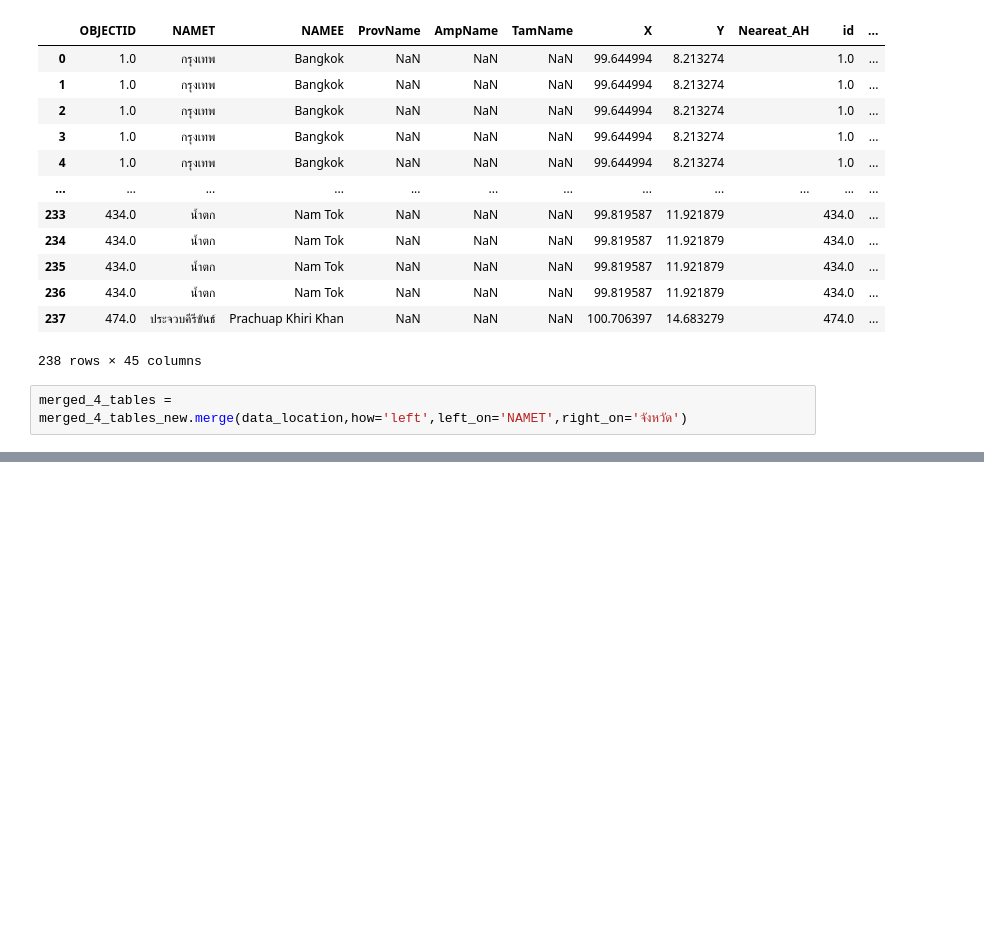
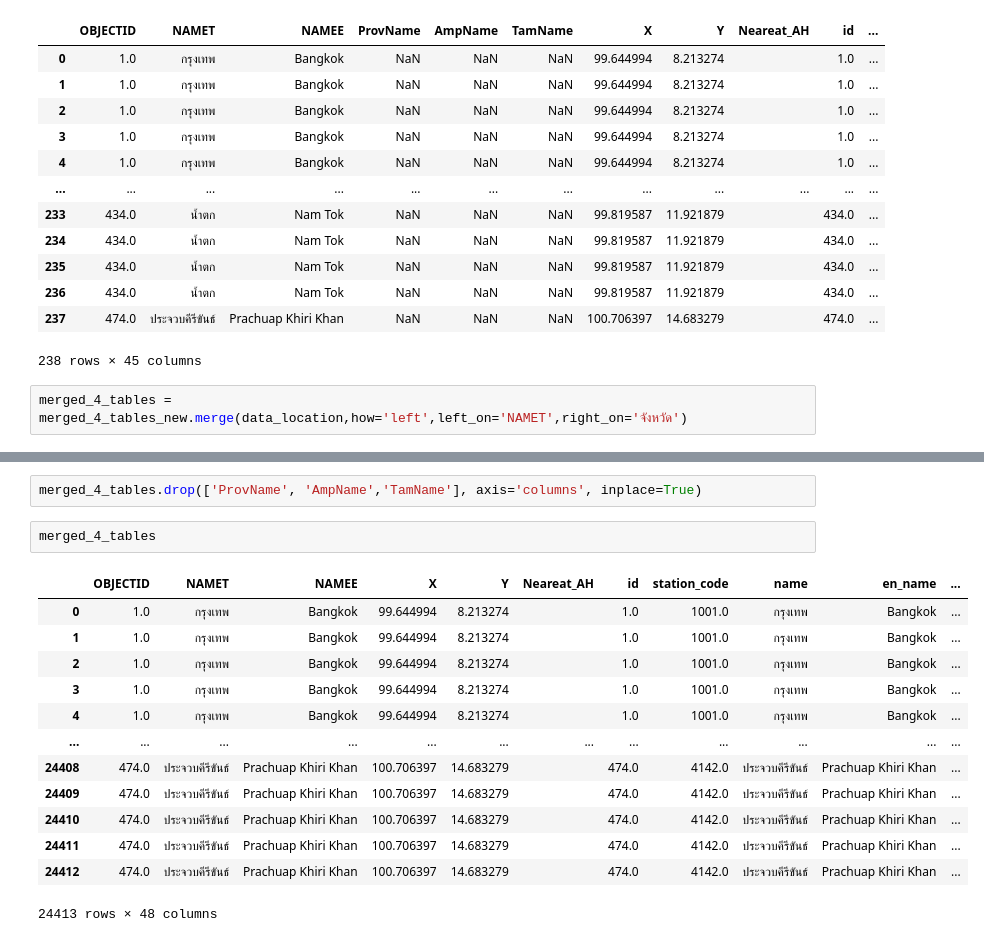
Before and after one commit to ThanikPimpiban/DWDM21, a Jupyter notebook: Project_31_8_64.ipynb, the cells around one changed output, grey strips where cells are left out. Cells and saved outputs as stored; diff of their text form; blank space fills up the shorter version.

```diff
--- a/Project_31_8_64.ipynb
+++ b/Project_31_8_64.ipynb
@@ -321,0 +322,18 @@ dtype: bool
+# %%
+merged_4_tables.drop(['ProvName', 'AmpName','TamName'], axis='columns', inplace=True)
+# %%
+merged_4_tables
+# %% [output]
+|  | OBJECTID | NAMET | NAMEE | X | Y | Neareat_AH | id | station_code | name | en_name | ... |
+| 0 | 1.0 | กรุงเทพ | Bangkok | 99.644994 | 8.213274 |  | 1.0 | 1001.0 | กรุงเทพ | Bangkok | ... |
+| 1 | 1.0 | กรุงเทพ | Bangkok | 99.644994 | 8.213274 |  | 1.0 | 1001.0 | กรุงเทพ | Bangkok | ... |
+| 2 | 1.0 | กรุงเทพ | Bangkok | 99.644994 | 8.213274 |  | 1.0 | 1001.0 | กรุงเทพ | Bangkok | ... |
+| 3 | 1.0 | กรุงเทพ | Bangkok | 99.644994 | 8.213274 |  | 1.0 | 1001.0 | กรุงเทพ | Bangkok | ... |
+| 4 | 1.0 | กรุงเทพ | Bangkok | 99.644994 | 8.213274 |  | 1.0 | 1001.0 | กรุงเทพ | Bangkok | ... |
+| ... | ... | ... | ... | ... | ... | ... | ... | ... | ... | ... | ... |
+| 24408 | 474.0 | ประจวบคีรีขันธ์ | Prachuap Khiri Khan | 100.706397 | 14.683279 |  | 474.0 | 4142.0 | ประจวบคีรีขันธ์ | Prachuap Khiri Khan | ... |
+| 24409 | 474.0 | ประจวบคีรีขันธ์ | Prachuap Khiri Khan | 100.706397 | 14.683279 |  | 474.0 | 4142.0 | ประจวบคีรีขันธ์ | Prachuap Khiri Khan | ... |
+| 24410 | 474.0 | ประจวบคีรีขันธ์ | Prachuap Khiri Khan | 100.706397 | 14.683279 |  | 474.0 | 4142.0 | ประจวบคีรีขันธ์ | Prachuap Khiri Khan | ... |
+| 24411 | 474.0 | ประจวบคีรีขันธ์ | Prachuap Khiri Khan | 100.706397 | 14.683279 |  | 474.0 | 4142.0 | ประจวบคีรีขันธ์ | Prachuap Khiri Khan | ... |
+| 24412 | 474.0 | ประจวบคีรีขันธ์ | Prachuap Khiri Khan | 100.706397 | 14.683279 |  | 474.0 | 4142.0 | ประจวบคีรีขันธ์ | Prachuap Khiri Khan | ... |
+24413 rows × 48 columns
```
Also changed, not shown: parts of 6 cells of this notebook.
